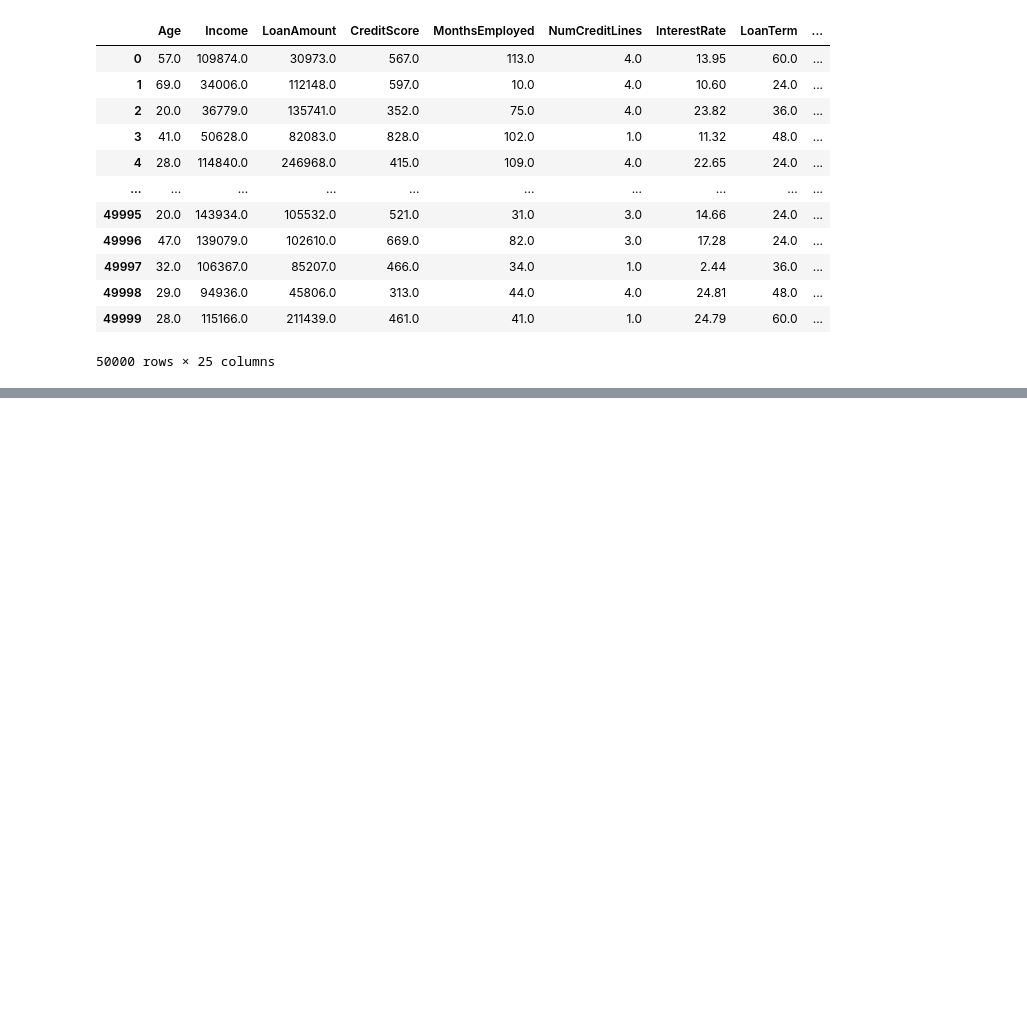
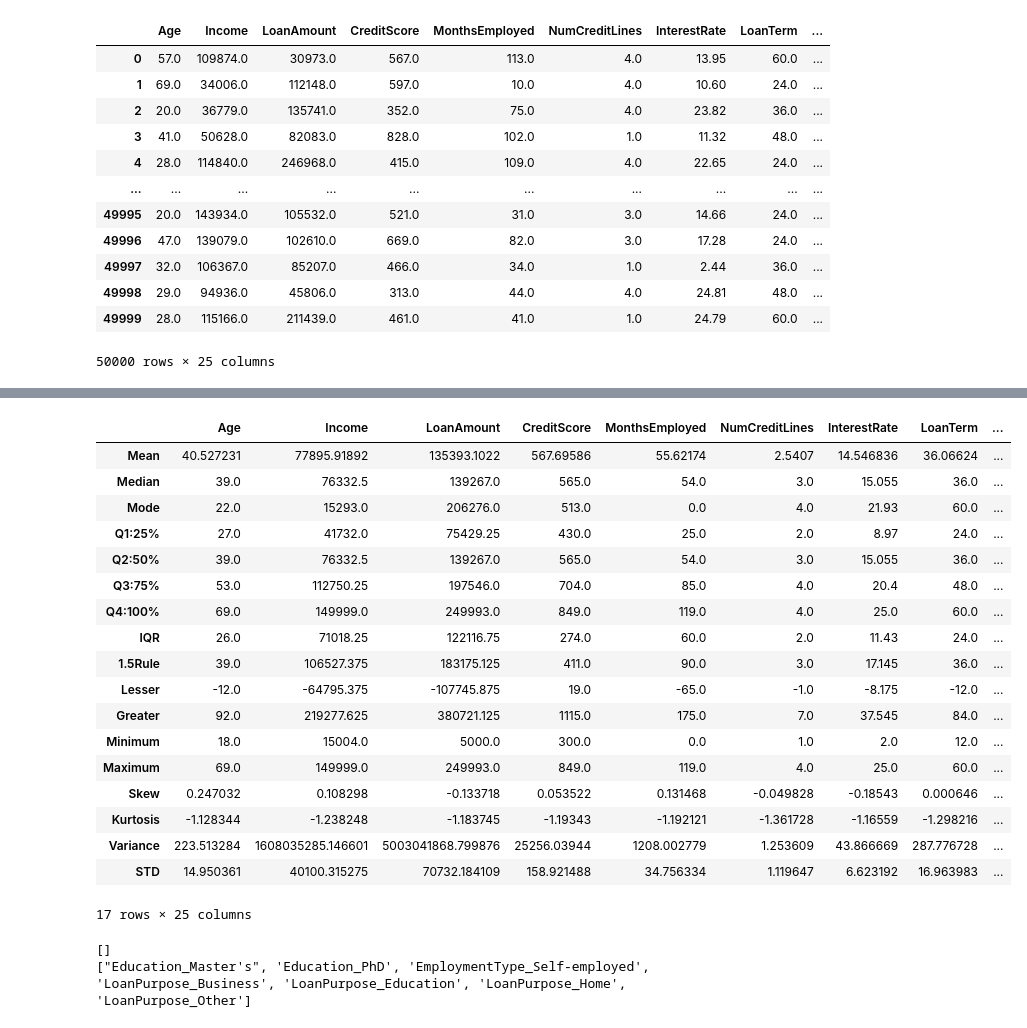
Before and after one commit to ThanigaivelGanapathi/Loan-Eligibility-Checker, a Jupyter notebook: Loan Eligibility Checker/Mini Project/Preprocessing.ipynb, the cells around one changed output, grey strips where cells are left out. Saved outputs shown, nothing was run; the diff lists cells and outputs as text; code cells hidden in the pictures; blank space fills up the shorter version.

```diff
--- a/Loan Eligibility Checker/Mini Project/Preprocessing.ipynb
+++ b/Loan Eligibility Checker/Mini Project/Preprocessing.ipynb
@@ -267,0 +299,41 @@ preprocessed_dataset_numerical
+# %%
+obj = Univariate()
+tble = obj.getUnivarateTbl(preprocessed_dataset_numerical, preprocessed_dataset_numerical.columns)
+tble
+# %% [output]
+|  | Age | Income | LoanAmount | CreditScore | MonthsEmployed | NumCreditLines | InterestRate | LoanTerm | ... |
+| Mean | 40.527231 | 77895.91892 | 135393.1022 | 567.69586 | 55.62174 | 2.5407 | 14.546836 | 36.06624 | ... |
+| Median | 39.0 | 76332.5 | 139267.0 | 565.0 | 54.0 | 3.0 | 15.055 | 36.0 | ... |
+| Mode | 22.0 | 15293.0 | 206276.0 | 513.0 | 0.0 | 4.0 | 21.93 | 60.0 | ... |
+| Q1:25% | 27.0 | 41732.0 | 75429.25 | 430.0 | 25.0 | 2.0 | 8.97 | 24.0 | ... |
+| Q2:50% | 39.0 | 76332.5 | 139267.0 | 565.0 | 54.0 | 3.0 | 15.055 | 36.0 | ... |
+| Q3:75% | 53.0 | 112750.25 | 197546.0 | 704.0 | 85.0 | 4.0 | 20.4 | 48.0 | ... |
+| Q4:100% | 69.0 | 149999.0 | 249993.0 | 849.0 | 119.0 | 4.0 | 25.0 | 60.0 | ... |
+| IQR | 26.0 | 71018.25 | 122116.75 | 274.0 | 60.0 | 2.0 | 11.43 | 24.0 | ... |
+| 1.5Rule | 39.0 | 106527.375 | 183175.125 | 411.0 | 90.0 | 3.0 | 17.145 | 36.0 | ... |
+| Lesser | -12.0 | -64795.375 | -107745.875 | 19.0 | -65.0 | -1.0 | -8.175 | -12.0 | ... |
+| Greater | 92.0 | 219277.625 | 380721.125 | 1115.0 | 175.0 | 7.0 | 37.545 | 84.0 | ... |
+| Minimum | 18.0 | 15004.0 | 5000.0 | 300.0 | 0.0 | 1.0 | 2.0 | 12.0 | ... |
+| Maximum | 69.0 | 149999.0 | 249993.0 | 849.0 | 119.0 | 4.0 | 25.0 | 60.0 | ... |
+| Skew | 0.247032 | 0.108298 | -0.133718 | 0.053522 | 0.131468 | -0.049828 | -0.18543 | 0.000646 | ... |
+| Kurtosis | -1.128344 | -1.238248 | -1.183745 | -1.19343 | -1.192121 | -1.361728 | -1.16559 | -1.298216 | ... |
+| Variance | 223.513284 | 1608035285.146601 | 5003041868.799876 | 25256.03944 | 1208.002779 | 1.253609 | 43.866669 | 287.776728 | ... |
+| STD | 14.950361 | 40100.315275 | 70732.184109 | 158.921488 | 34.756334 | 1.119647 | 6.623192 | 16.963983 | ... |
+17 rows × 25 columns
+# %%
+#Finding Outliers
+lesser_outlier = []
+greater_outlier = []
+for column in preprocessed_dataset_numerical.columns:
+
+    if tble[column]["Minimum"] < tble[column]["Lesser"] :
+        lesser_outlier.append(column)
+
+    if tble[column]["Maximum"] > tble[column]["Greater"]:
+        greater_outlier.append(column)
+
+print(lesser_outlier)
+print(greater_outlier)
+# %% [output]
+[]
+["Education_Master's", 'Education_PhD', 'EmploymentType_Self-employed', 'LoanPurpose_Business', 'LoanPurpose_Education', 'LoanPurpose_Home', 'LoanPurpose_Other']
```
Also changed, not shown: parts of 11 cells of this notebook, 3 other files.
